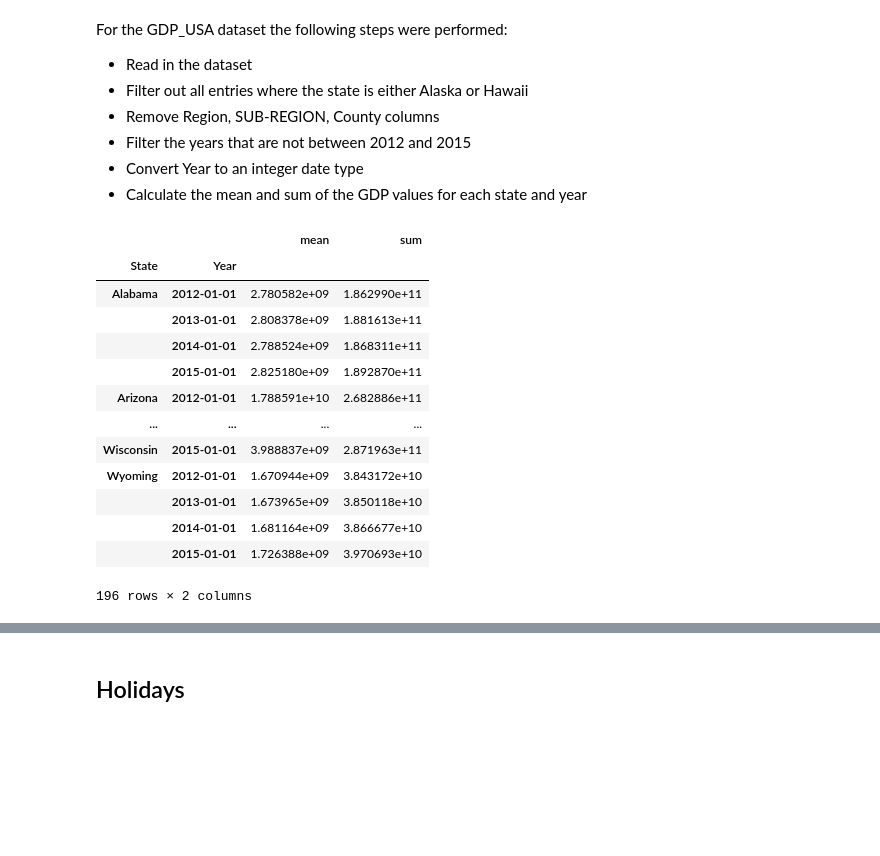
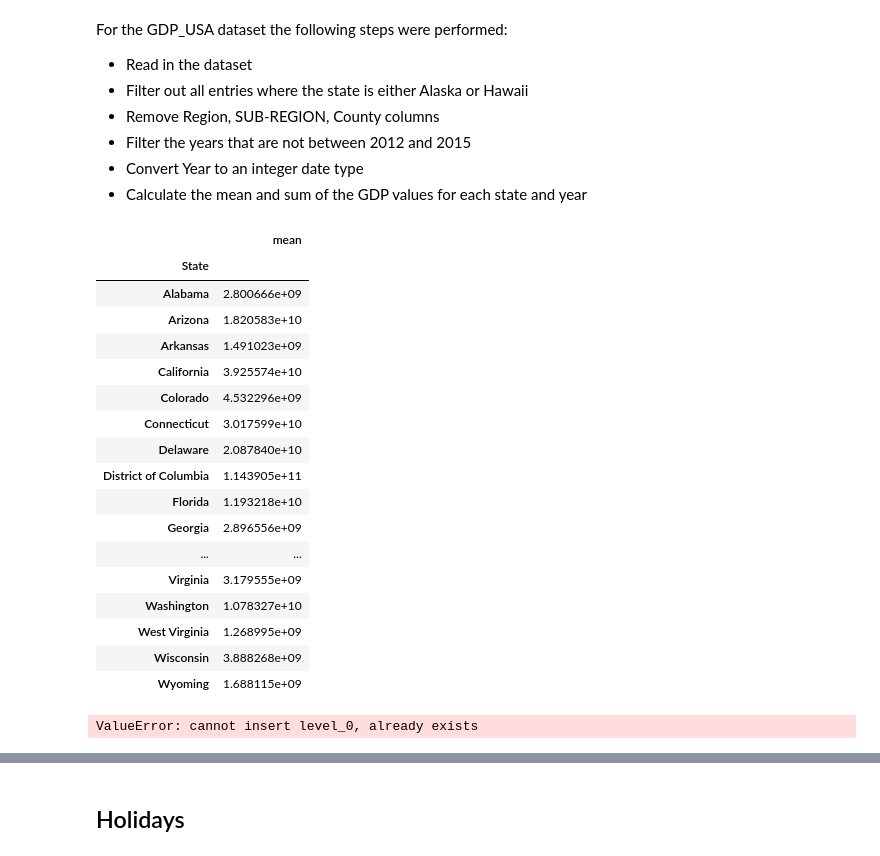
Before and after one commit to ASobreira/Data-Warehouses, a Jupyter notebook: Phase01/data/phase01_point02.ipynb, the cells around one changed output, grey strips where cells are left out. Saved outputs shown, nothing was run; the diff lists cells and outputs as text; code cells hidden in the pictures; blank space fills up the shorter version.

```diff
--- a/Phase01/data/phase01_point02.ipynb
+++ b/Phase01/data/phase01_point02.ipynb
@@ -198,35 +206,47 @@ For the GDP_USA dataset the following steps were performed:
 - Calculate the mean and sum of the GDP values for each state and year
 # %%
 # Read in the dataset
-gdp = pd.read_csv("highest_gdp.csv", delimiter=",", encoding="windows-1252")
+gdp = pd.read_csv("../data/Raw_Tables/GDP_USA_RAW.csv", delimiter=",", encoding="windows-1252")
 
 # Filter out all entries where the state is either Alaska or Hawaii.
 gdp = gdp[(gdp['State'] != "Alaska") & (gdp['State'] != "Hawaii")]
 
 # Remove Region, SUB-REGION, County columns
 gdp.drop(['Region','SUB_REGION','County'], axis = 1, inplace = True)
 
 # Filter the years that are not between 2012 and 2015
 gdp = gdp[gdp['Year'].isin([2012, 2013, 2014, 2015])]
 
 # Convert Year to an integer date type
 gdp['Year'] = pd.to_datetime(gdp['Year'], format='%Y')
 
 # Calculate the mean and sum of the GDP values for each state and year
-result = gdp.groupby(['State', 'Year'])['GDP (Chained $)'].agg(['mean', 'sum'])
+result = gdp.groupby(['State'])['GDP (Chained $)'].agg(['mean'])
 result
 # %% [output]
-|  |  | mean | sum |
-| State | Year |  |  |
-| Alabama | 2012-01-01 | 2.780582e+09 | 1.862990e+11 |
-|  | 2013-01-01 | 2.808378e+09 | 1.881613e+11 |
-|  | 2014-01-01 | 2.788524e+09 | 1.868311e+11 |
-|  | 2015-01-01 | 2.825180e+09 | 1.892870e+11 |
-| Arizona | 2012-01-01 | 1.788591e+10 | 2.682886e+11 |
-| ... | ... | ... | ... |
-| Wisconsin | 2015-01-01 | 3.988837e+09 | 2.871963e+11 |
-| Wyoming | 2012-01-01 | 1.670944e+09 | 3.843172e+10 |
-|  | 2013-01-01 | 1.673965e+09 | 3.850118e+10 |
-|  | 2014-01-01 | 1.681164e+09 | 3.866677e+10 |
-|  | 2015-01-01 | 1.726388e+09 | 3.970693e+10 |
+|  | mean |
+| State |  |
+| Alabama | 2.800666e+09 |
+| Arizona | 1.820583e+10 |
+| Arkansas | 1.491023e+09 |
+| California | 3.925574e+10 |
+| Colorado | 4.532296e+09 |
+| Connecticut | 3.017599e+10 |
+| Delaware | 2.087840e+10 |
+| District of Columbia | 1.143905e+11 |
+| Florida | 1.193218e+10 |
+| Georgia | 2.896556e+09 |
+| ... | ... |
+| Virginia | 3.179555e+09 |
+| Washington | 1.078327e+10 |
+| West Virginia | 1.268995e+09 |
+| Wisconsin | 3.888268e+09 |
+| Wyoming | 1.688115e+09 |
-196 rows × 2 columns
+# %%
+result = result.reset_index().rename(columns={'mean': 'Mean'})
+result = pd.DataFrame(result)
+result = result.drop(columns=['level_0', 'index'])
+result['Mean'] = result['Mean'].round(3)
+result
+# %% [output]
+ValueError: cannot insert level_0, already exists
```
Also changed, not shown: parts of 13 cells of this notebook, 38 other files.
